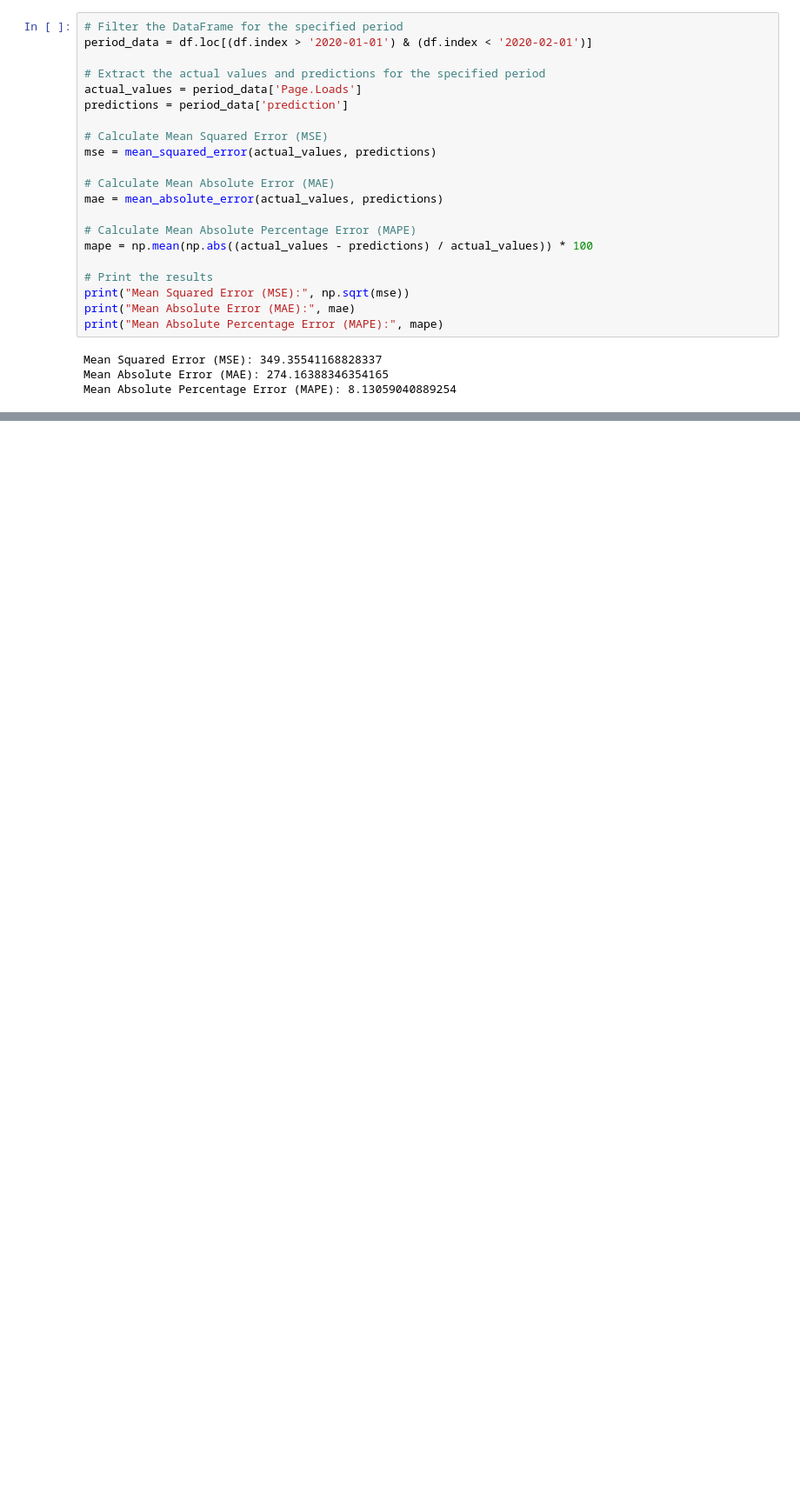
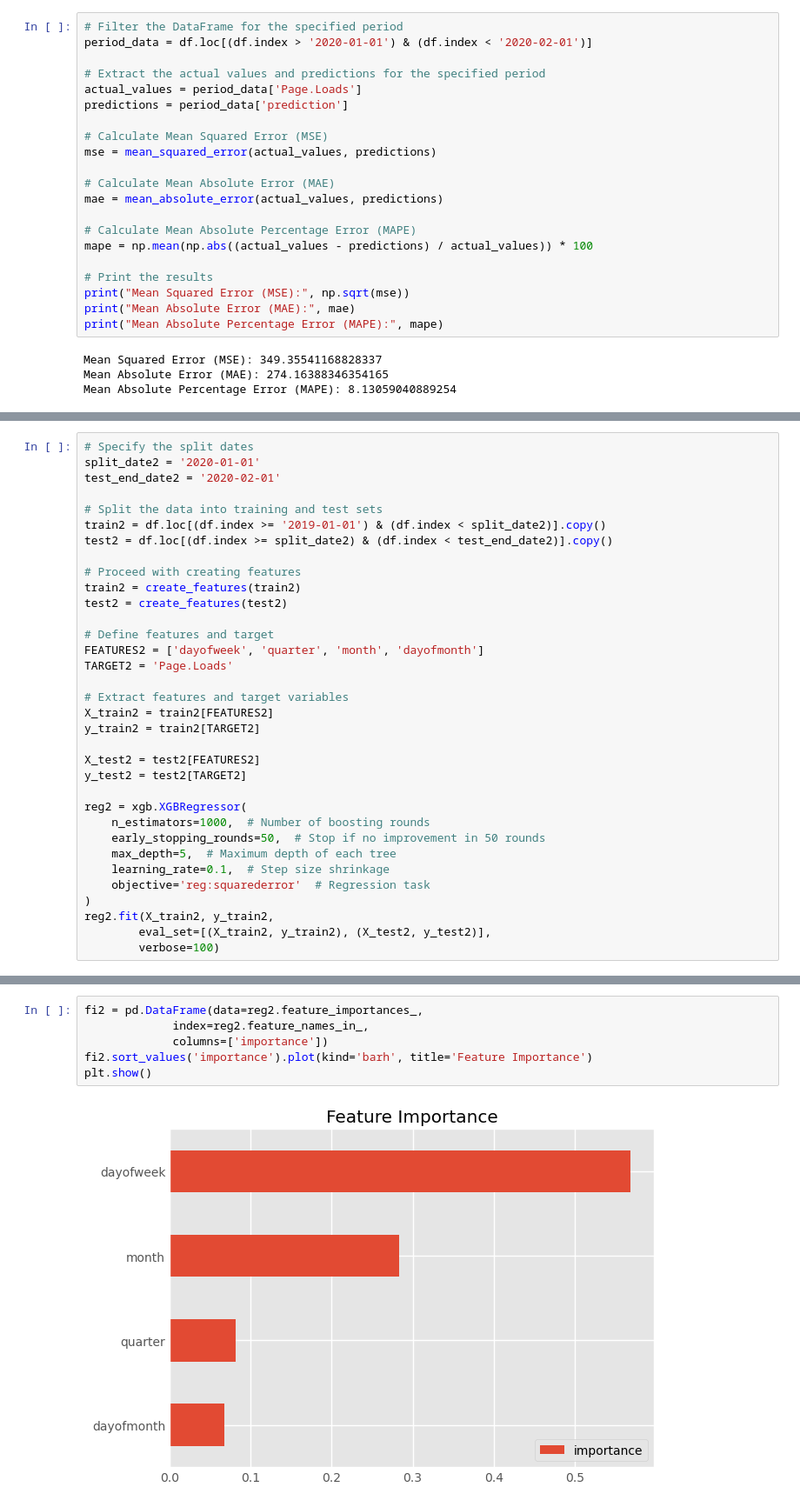
Before and after one commit to sebgro98/traffic-prediction, a Jupyter notebook: XGBoost.ipynb, the cells around one changed output, grey strips where cells are left out. Shown at 87% size. Saved outputs shown, nothing was run; the diff lists cells and outputs as text; blank space fills up the shorter version.

```diff
--- a/XGBoost.ipynb
+++ b/XGBoost.ipynb
@@ -260,0 +263,34 @@ Mean Absolute Percentage Error (MAPE): 8.13059040889254
+# %%
+# Specify the split dates
+split_date2 = '2020-01-01'
+test_end_date2 = '2020-02-01'
+
+# Split the data into training and test sets
+train2 = df.loc[(df.index >= '2019-01-01') & (df.index < split_date2)].copy()
+test2 = df.loc[(df.index >= split_date2) & (df.index < test_end_date2)].copy()
+
+# Proceed with creating features
+train2 = create_features(train2)
+test2 = create_features(test2)
+
+# Define features and target
+FEATURES2 = ['dayofweek', 'quarter', 'month', 'dayofmonth']
+TARGET2 = 'Page.Loads'
+
+# Extract features and target variables
+X_train2 = train2[FEATURES2]
+y_train2 = train2[TARGET2]
+
+X_test2 = test2[FEATURES2]
+y_test2 = test2[TARGET2]
+
+reg2 = xgb.XGBRegressor(
+    n_estimators=1000,  # Number of boosting rounds
+    early_stopping_rounds=50,  # Stop if no improvement in 50 rounds
+    max_depth=5,  # Maximum depth of each tree
+    learning_rate=0.1,  # Step size shrinkage
+    objective='reg:squarederror'  # Regression task
+)
+reg2.fit(X_train2, y_train2,
+        eval_set=[(X_train2, y_train2), (X_test2, y_test2)],
+        verbose=100)
@@ -260,0 +312,8 @@ Mean Absolute Percentage Error (MAPE): 8.13059040889254
+# %%
+fi2 = pd.DataFrame(data=reg2.feature_importances_,
+             index=reg2.feature_names_in_,
+             columns=['importance'])
+fi2.sort_values('importance').plot(kind='barh', title='Feature Importance')
+plt.show()
+# %% [output]
+[figure, added]
```
Also changed, not shown: parts of 24 cells of this notebook.
